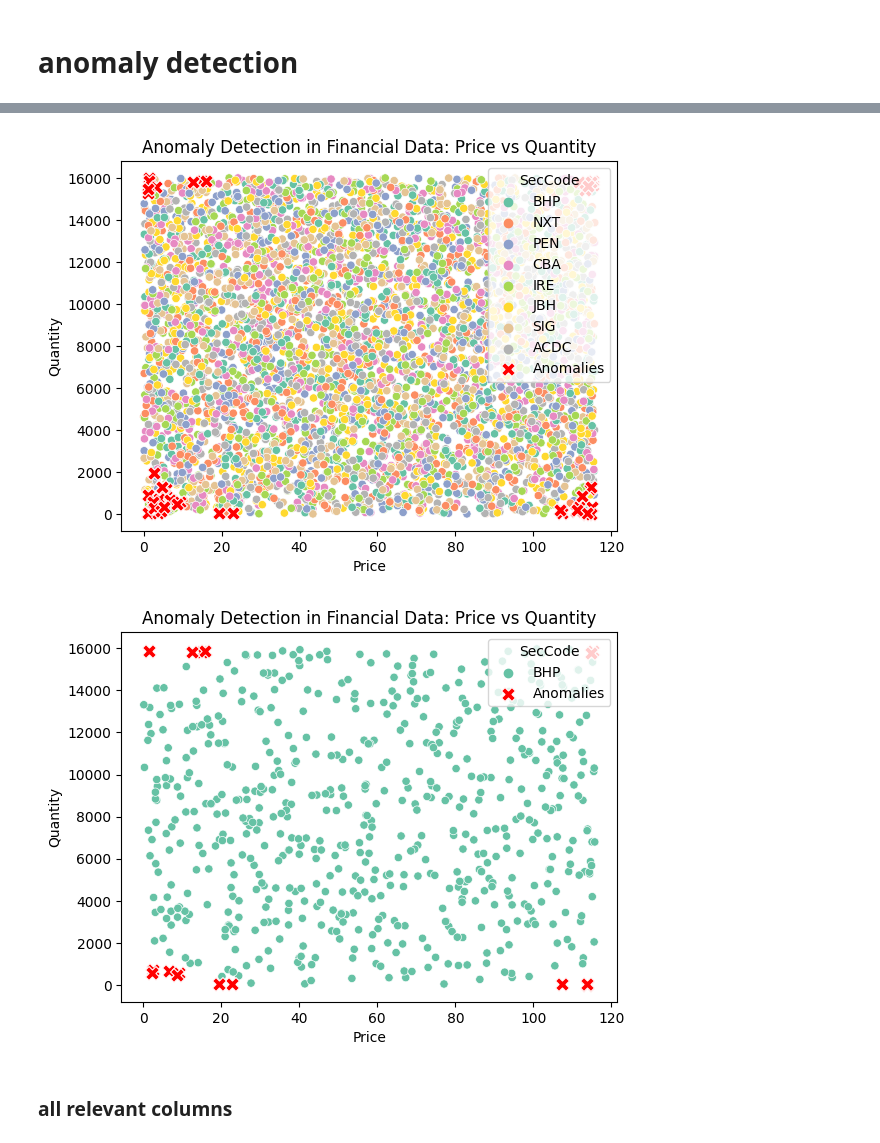
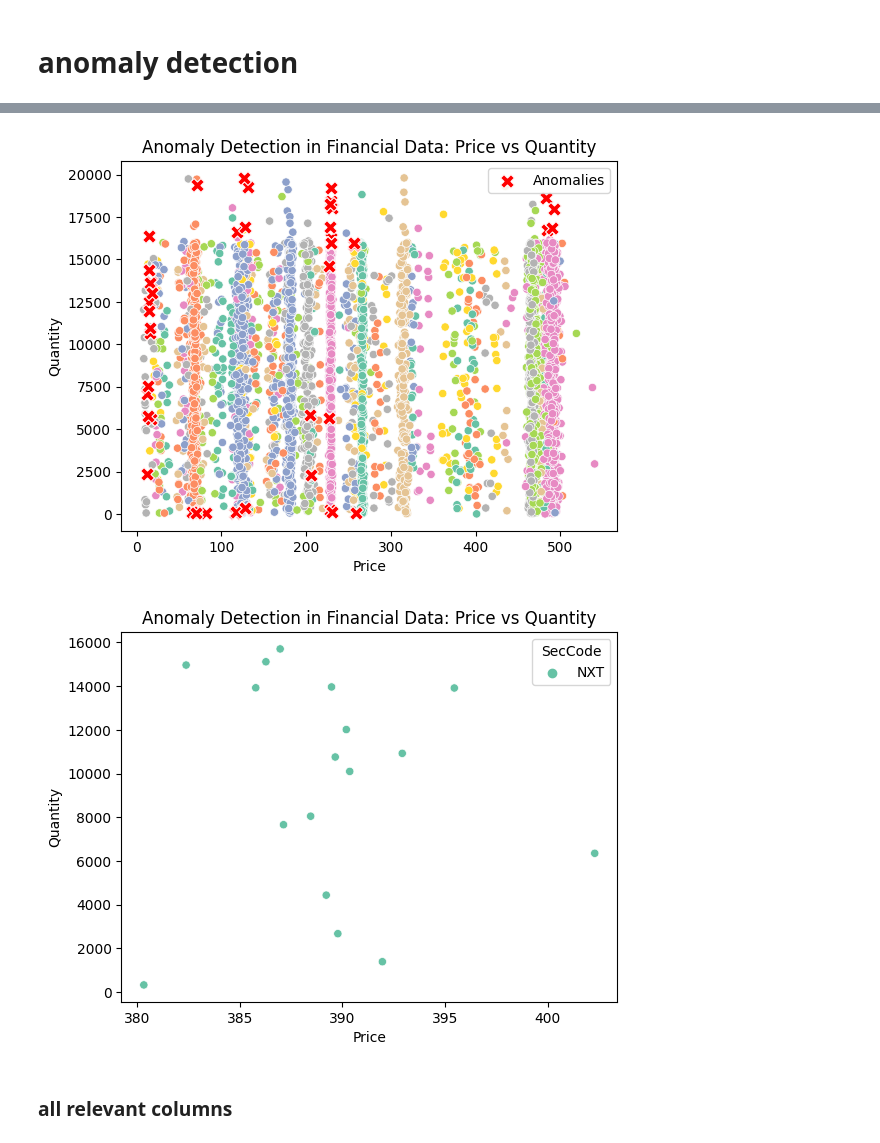
Before and after one commit to Kent-twl/BT4103-Capstone, a Jupyter notebook: src/anomaly.ipynb, the cells around one changed output, grey strips where cells are left out. Drawn from its saved outputs; the diff is of its cells as text; code cells hidden in the pictures.

```diff
--- a/src/anomaly.ipynb
+++ b/src/anomaly.ipynb
@@ -38,20 +60,26 @@ def discrete_outlier_analysis(df, columns, threshold_ratio=0.05):
 # %%
-file_path = 'data.csv'
+file_path = 'data.xlsx'
 
 continuous_columns_to_analyze = ['Quantity', 'Price', 'Value', 'DoneVolume', 'DoneValue']
 discrete_columns_to_analyze = ['AccID', 'AccCode', 'SecID', 'SecCode', 'Exchange', 'Destination', 'OrderGiver', 'OrderTakerUserCode', 'OriginOfOrder']
 
-df = load_csv(file_path)
+df = load_excel(file_path)
 
-continuous_outliers = continuous_outlier_analysis(df, continuous_columns_to_analyze)
+continuous_outliers, continuous_outlier_df = continuous_outlier_analysis(df, continuous_columns_to_analyze)
 
 for column, outlier_data in continuous_outliers.items():
-    print(f"Outliers in {column}:")
-    print(outlier_data)
+    if not outlier_data.empty:
+        print(f"Outliers in {column}:")
+        print(outlier_data)
+    else:
+        print(f"No outliers in {column}")
 
-discrete_outliers = discrete_outlier_analysis(df, discrete_columns_to_analyze)
+discrete_outliers, discrete_outlier_df = discrete_outlier_analysis(df, discrete_columns_to_analyze)
 
-for column, data in discrete_outliers.items():
-    print(f"Outliers in {column}:")
-    print(f"Outlier values and their frequencies:\n{data['outliers']}")
-    print(f"Rows with outliers in {column}:\n{data['outlier_rows']}")
+for column, outlier_data in discrete_outliers.items():
+    if not outlier_data['outliers'].empty:
+        print(f"Outliers in {column}:")
+        print(f"Outlier values and their frequencies:\n{outlier_data['outliers']}")
+        print(f"Rows with outliers in {column}:\n{outlier_data['outlier_rows']}")
+    else:
+        print(f"No outliers in {column}")
@@ -63,9 +118,11 @@ import matplotlib.pyplot as plt
 from sklearn.preprocessing import OneHotEncoder
 from sklearn.compose import ColumnTransformer
 
+df = load_excel(file_path)
 subset = df[['Quantity', 'Price', 'SecCode']]
 features = pd.get_dummies(subset, columns=['SecCode'])
 model = IsolationForest(n_estimators=100, contamination=0.01, random_state=42)
+# model = IsolationForest(n_estimators=100, random_state=42)
 model.fit(features)
 features['anomaly'] = model.predict(features)
 subset['anomaly'] = features['anomaly']
@@ -107,34 +164,34 @@ Number of Anomalies Detected: 49
 # %%
 import seaborn as sns
 
 sns.scatterplot(
     x='Price',
     y='Quantity',
     hue='SecCode',
     data=subset[subset['anomaly'] == 1],
     palette='Set2',
-    legend='full'
+    legend=False
 )
 
 sns.scatterplot(
     x='Price',
     y='Quantity',
     data=subset[subset['anomaly'] == -1],
     color='red',
     marker='X',
     s=100,
     label='Anomalies'
 )
 
 plt.title('Anomaly Detection in Financial Data: Price vs Quantity')
 plt.xlabel('Price')
 plt.ylabel('Quantity')
-plt.legend(title='SecCode', loc='upper right')
+#plt.legend(title='SecCode', loc='upper right')
 plt.show()
 # %% [output]
-[figure, old version]
+[figure, new version]
 # %%
-test = subset[subset['SecCode'] == 'BHP']
+test = subset[subset['SecCode'] == 'NXT']
 
 sns.scatterplot(
     x='Price',
@@ -161,7 +218,7 @@ plt.ylabel('Quantity')
 plt.legend(title='SecCode', loc='upper right')
 plt.show()
 # %% [output]
-[figure, old version]
+[figure, new version]
 # %% [markdown]
 ### all relevant columns
 # %%
```
Also changed, not shown: parts of 9 cells of this notebook.
